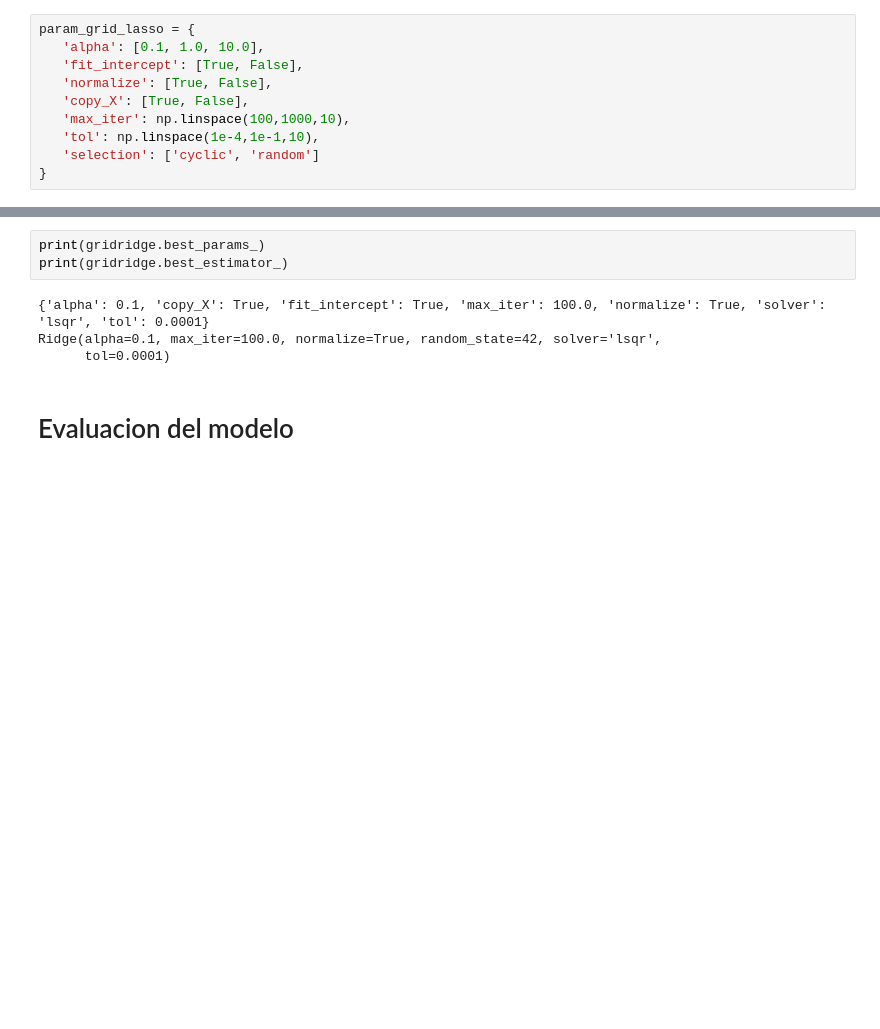
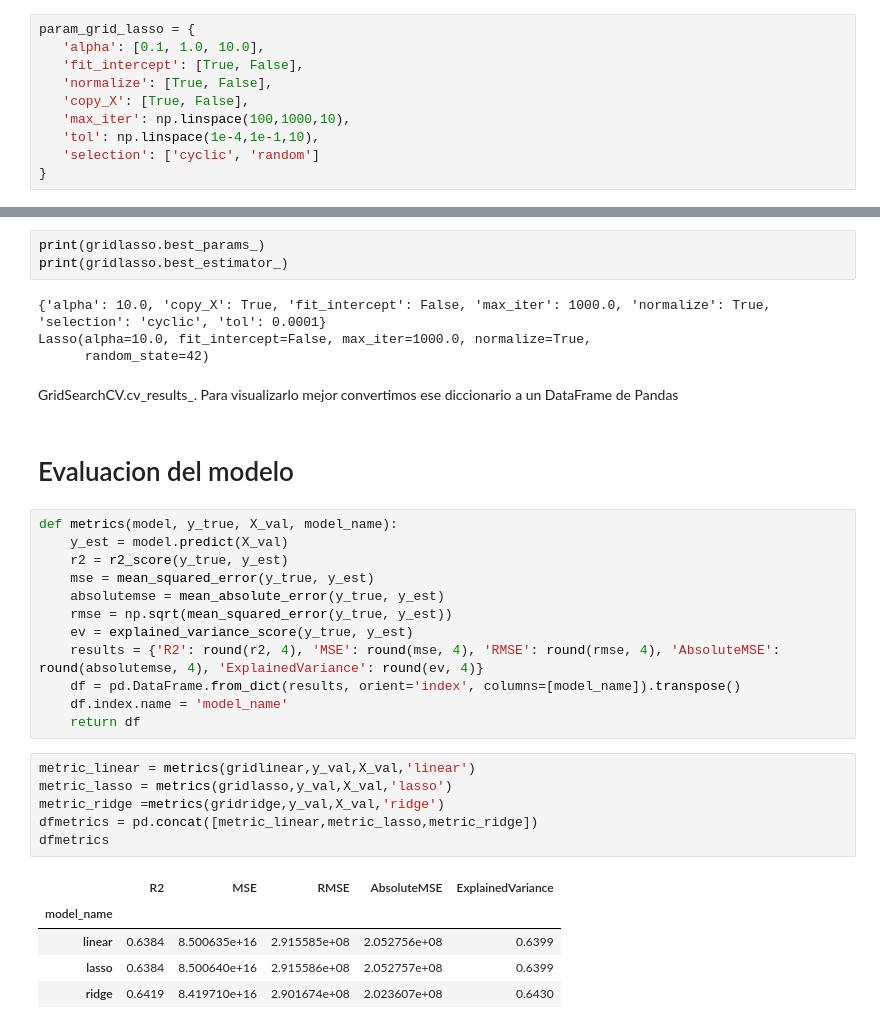
Before and after one commit to juanguzman2/Analisis-del-precio-de-las-viviendas-en-el-oriente-antioqueno, a Jupyter notebook: Script/Modelado_estadistico/regresion_lineal.ipynb, the cells around one changed output, grey strips where cells are left out. Saved outputs shown, nothing was run; the diff lists cells and outputs as text; blank space fills up the shorter version.

```diff
--- a/Script/Modelado_estadistico/regresion_lineal.ipynb
+++ b/Script/Modelado_estadistico/regresion_lineal.ipynb
@@ -273,11 +258,37 @@ GridSearchCV(cv=10, estimator=Lasso(random_state=42),
                          'tol': array([0.0001, 0.0112, 0.0223, 0.0334, 0.0445, 0.0556, 0.0667, 0.0778,
        0.0889, 0.1   ])})
 # %%
-print(gridridge.best_params_)
-print(gridridge.best_estimator_)
+print(gridlasso.best_params_)
+print(gridlasso.best_estimator_)
 # %% [output]
-{'alpha': 0.1, 'copy_X': True, 'fit_intercept': True, 'max_iter': 100.0, 'normalize': True, 'solver': 'lsqr', 'tol': 0.0001}
-Ridge(alpha=0.1, max_iter=100.0, normalize=True, random_state=42, solver='lsqr',
-      tol=0.0001)
+{'alpha': 10.0, 'copy_X': True, 'fit_intercept': False, 'max_iter': 1000.0, 'normalize': True, 'selection': 'cyclic', 'tol': 0.0001}
+Lasso(alpha=10.0, fit_intercept=False, max_iter=1000.0, normalize=True,
+      random_state=42)
+# %% [markdown]
+GridSearchCV.cv_results_. Para visualizarlo mejor convertimos ese diccionario a un DataFrame de Pandas
 # %% [markdown]
 # Evaluacion del modelo
+# %%
+def metrics(model, y_true, X_val, model_name):
+    y_est = model.predict(X_val)
+    r2 = r2_score(y_true, y_est)
+    mse = mean_squared_error(y_true, y_est)
+    absolutemse = mean_absolute_error(y_true, y_est)
+    rmse = np.sqrt(mean_squared_error(y_true, y_est))
+    ev = explained_variance_score(y_true, y_est)
+    results = {'R2': round(r2, 4), 'MSE': round(mse, 4), 'RMSE': round(rmse, 4), 'AbsoluteMSE': round(absolutemse, 4), 'ExplainedVariance': round(ev, 4)}
+    df = pd.DataFrame.from_dict(results, orient='index', columns=[model_name]).transpose()
+    df.index.name = 'model_name'
+    return df
+# %%
+metric_linear = metrics(gridlinear,y_val,X_val,'linear')
+metric_lasso = metrics(gridlasso,y_val,X_val,'lasso')
+metric_ridge =metrics(gridridge,y_val,X_val,'ridge')
+dfmetrics = pd.concat([metric_linear,metric_lasso,metric_ridge])
+dfmetrics
+# %% [output]
+|  | R2 | MSE | RMSE | AbsoluteMSE | ExplainedVariance |
+| model_name |  |  |  |  |  |
+| linear | 0.6384 | 8.500635e+16 | 2.915585e+08 | 2.052756e+08 | 0.6399 |
+| lasso | 0.6384 | 8.500640e+16 | 2.915586e+08 | 2.052757e+08 | 0.6399 |
+| ridge | 0.6419 | 8.419710e+16 | 2.901674e+08 | 2.023607e+08 | 0.6430 |
```
Also changed, not shown: parts of 31 cells of this notebook, 1 other file.
